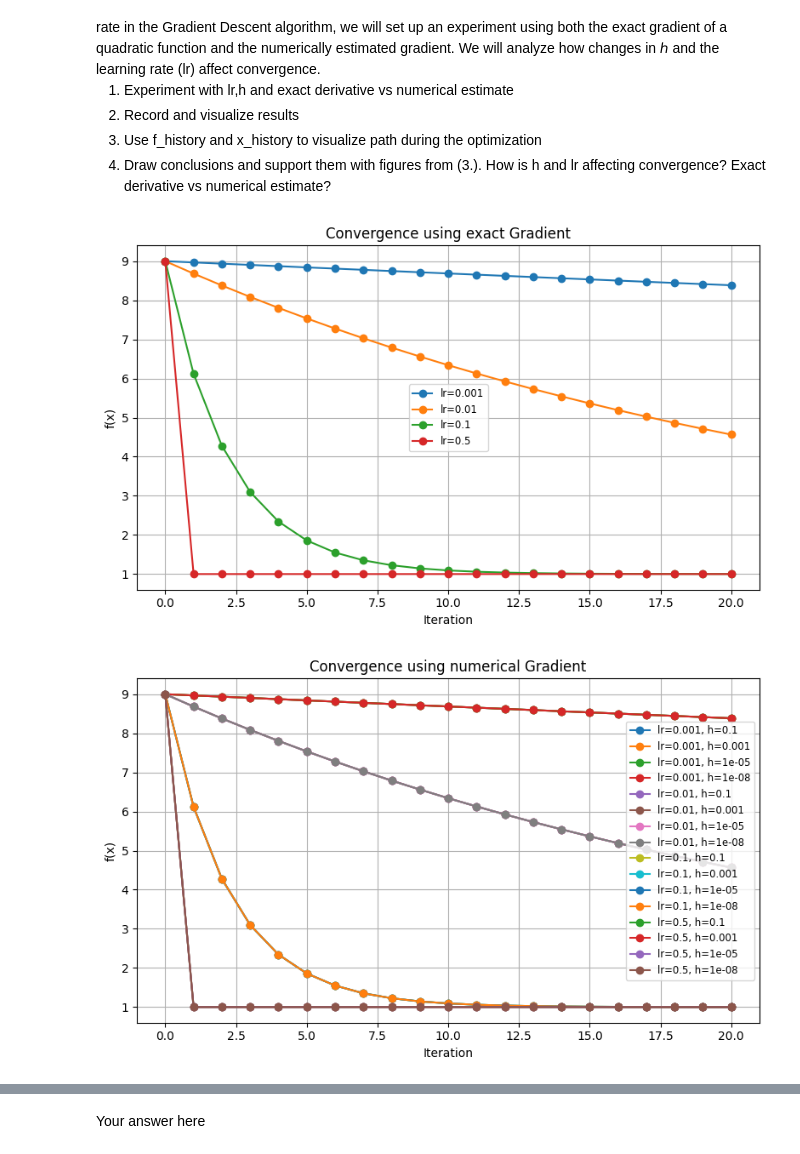
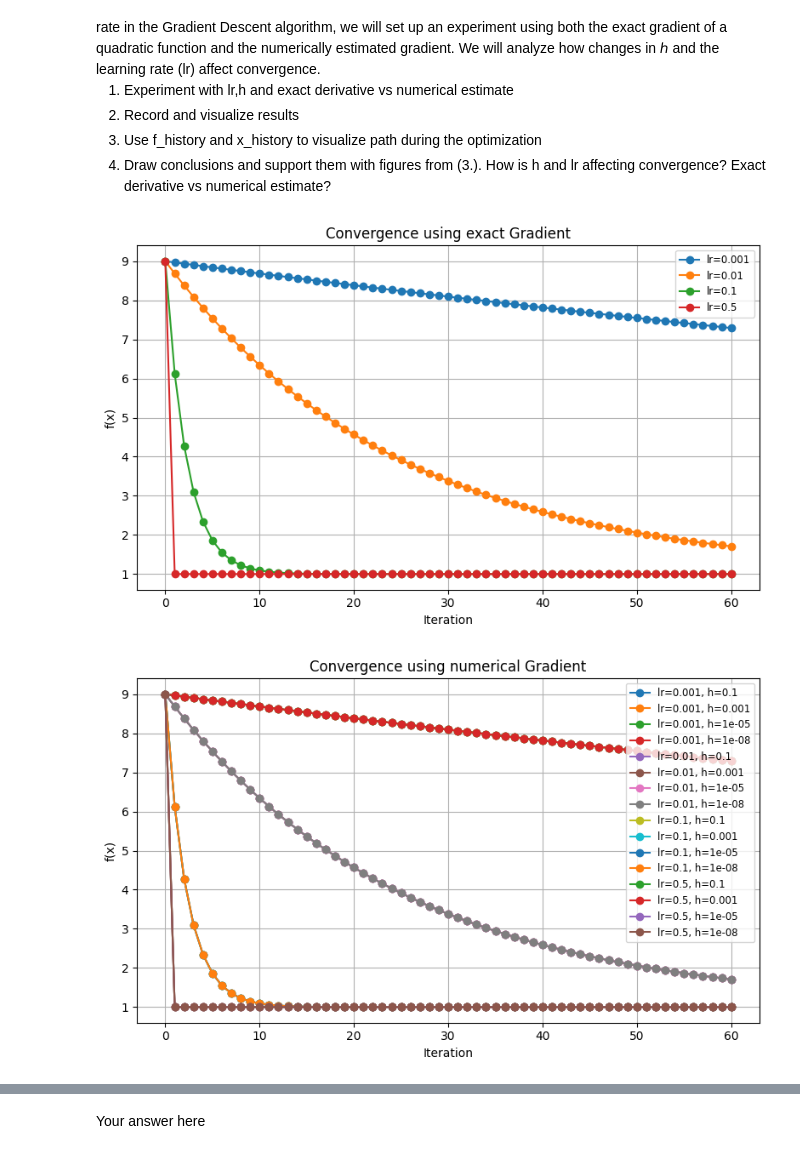
Before and after one commit to MarioSomodi/Optimization-Algorithms, a Jupyter notebook: OABOEC_Project_Mario_Somodi.ipynb, the cells around one changed output, grey strips where cells are left out. Cells and saved outputs as stored; diff of their text form; code cells hidden in the pictures.

```diff
--- a/OABOEC_Project_Mario_Somodi.ipynb
+++ b/OABOEC_Project_Mario_Somodi.ipynb
@@ -926,13 +926,18 @@ To compare the effect of varying the step size h used in the numerical gradient
 3.   Use f_history and x_history to visualize path during the optimization
 4.   Draw conclusions and support them with figures from (3.). How is h and lr affecting convergence? Exact derivative vs numerical estimate?
 # %%
-gd_evaluator = GdEvaluator()
+gd_evaluator = GdEvaluator(
+    starting_point = [5.0, 5.0],
+    h_values = [1e-1, 1e-3, 1e-5, 1e-8],
+    learning_rates = [0.001, 0.01, 0.1, 0.5],
+    num_iterations = 60
+)
 gd_evaluator.run()
 gd_evaluator.plot_convergence()
 gd_evaluator.plot_path(lr=0.1, h=1e-5, method='numerical')
 # %% [output]
-[figure, old version]
+[figure, new version]
-[figure, old version]
+[figure, new version]
 [figure]
 # %% [markdown]
 Your answer here
```
Also changed, not shown: 1 other file.
